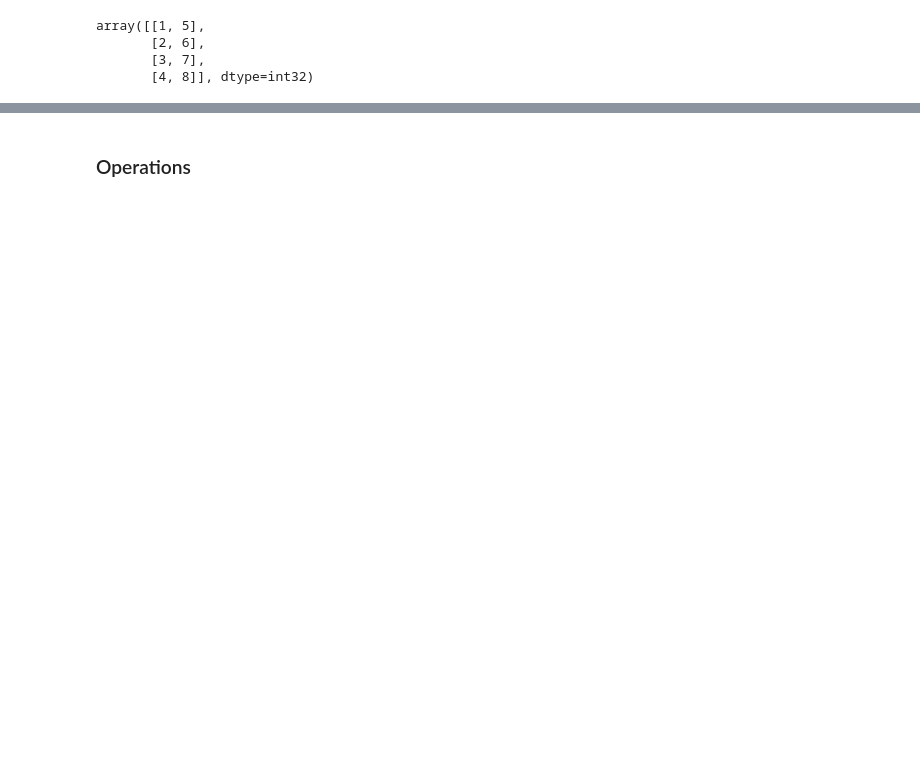
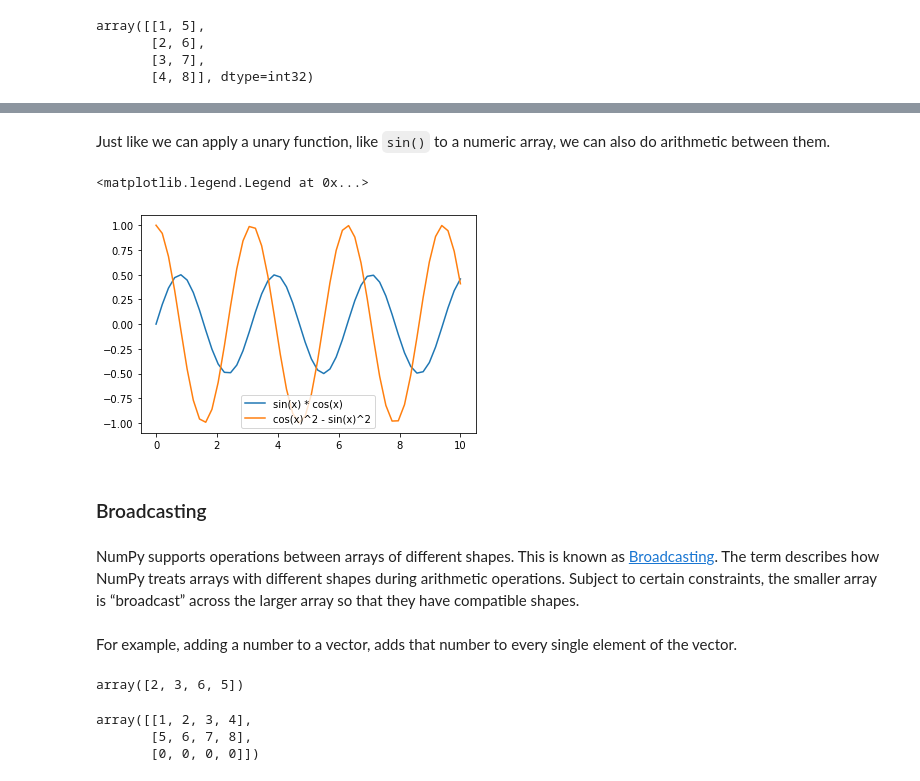
Before and after one commit to lfg57/python-reference, a Jupyter notebook: numpy/#NumPyReference.ipynb, the cells around one changed output, grey strips where cells are left out. Cells and saved outputs as stored; diff of their text form; code cells hidden in the pictures; blank space fills up the shorter version.

```diff
--- a/numpy/#NumPyReference.ipynb
+++ b/numpy/#NumPyReference.ipynb
@@ -158,2 +360,31 @@ array([[1, 5],
+# %% [markdown]
+Just like we can apply a unary function, like `sin()` to a numeric array, we can also do arithmetic between them.
+# %%
+y = sinx * cosx
+z = cosx**2 - sinx**2
+
+pp.plot(x, y)
+pp.plot(x, z)
+
+pp.legend(['sin(x) * cos(x)', 'cos(x)^2 - sin(x)^2'])
+# %% [output]
+<matplotlib.legend.Legend at 0x...>
+[figure, added]
 # %% [markdown]
-### Operations
+### Broadcasting
+# %% [markdown]
+NumPy supports operations between arrays of different shapes. This is known as [Broadcasting](https://numpy.org/devdocs/user/basics.broadcasting.html). The term describes how NumPy treats arrays with different shapes during arithmetic operations. Subject to certain constraints, the smaller array is “broadcast” across the larger array so that they have compatible shapes.
+# %% [markdown]
+For example, adding a number to a vector, adds that number to every single element of the vector.
+# %%
+x = np.array([1, 2, 5, 4])
+x + 1
+# %% [output]
+array([2, 3, 6, 5])
+# %%
+A = np.array([[1, 2, 3, 4], [5, 6, 7, 8], [0, 0, 0, 0]])
+A
+# %% [output]
+array([[1, 2, 3, 4],
+       [5, 6, 7, 8],
+       [0, 0, 0, 0]])
```
Also changed, not shown: parts of 104 cells of this notebook.
